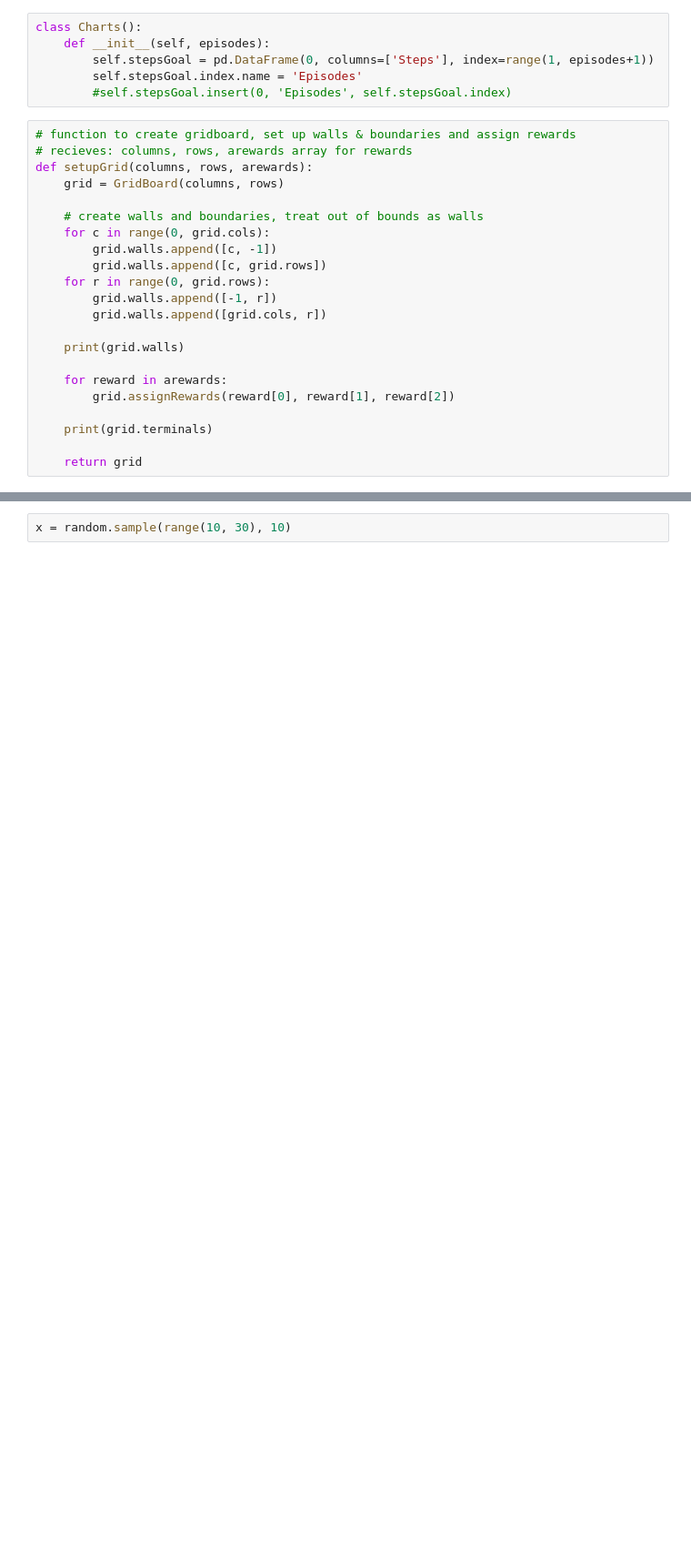
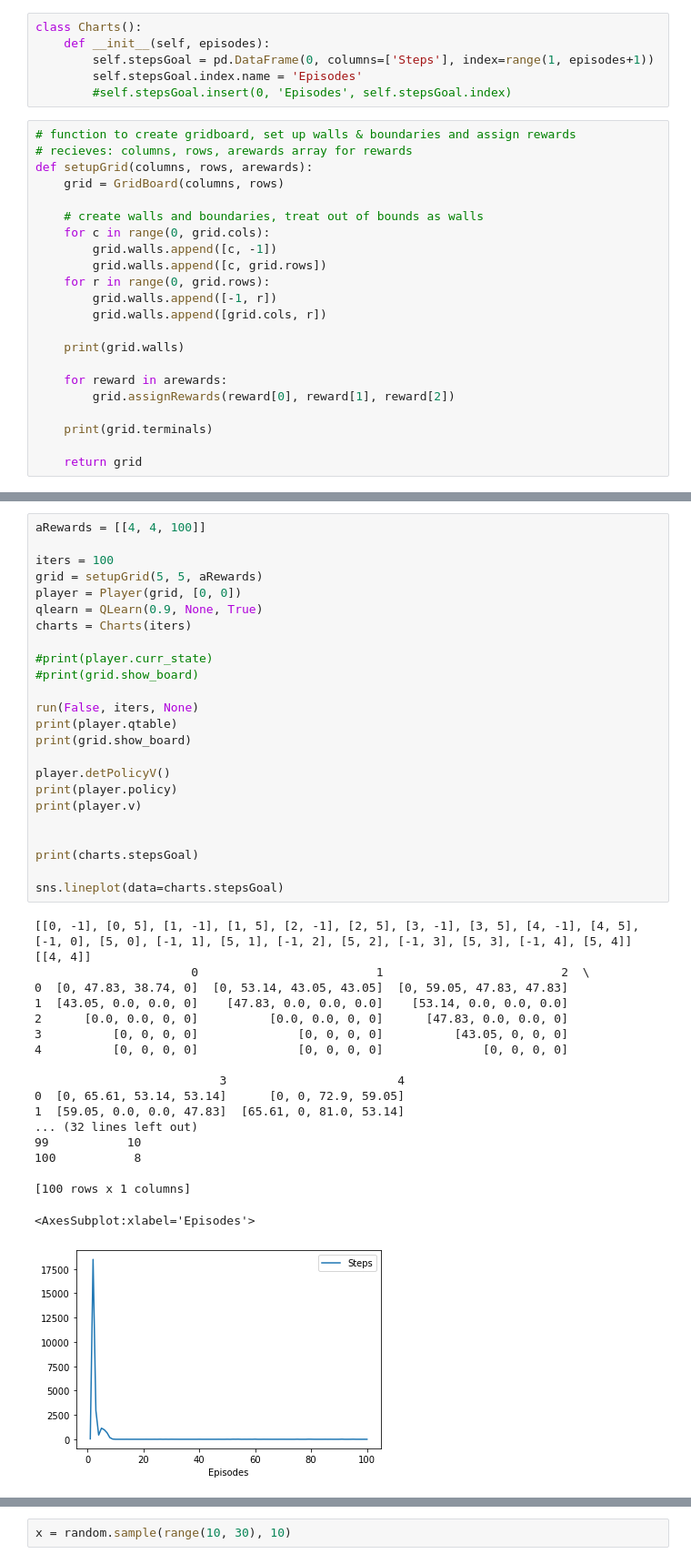
Before and after one commit to FreedomEclipse/GridWorld, a Jupyter notebook: gridworld.ipynb, the cells around one changed output, grey strips where cells are left out. Shown at 91% size. Drawn from its saved outputs; the diff is of its cells as text; blank space fills up the shorter version.

```diff
--- a/gridworld.ipynb
+++ b/gridworld.ipynb
@@ -288,0 +324,44 @@ Episodes
+# %%
+aRewards = [[4, 4, 100]]
+
+iters = 100
+grid = setupGrid(5, 5, aRewards)
+player = Player(grid, [0, 0])
+qlearn = QLearn(0.9, None, True)
+charts = Charts(iters)
+
+#print(player.curr_state)
+#print(grid.show_board)
+
+run(False, iters, None)
+print(player.qtable)
+print(grid.show_board)
+
+player.detPolicyV()
+print(player.policy)
+print(player.v)
+
+
+print(charts.stepsGoal)
+
+sns.lineplot(data=charts.stepsGoal)
+# %% [output]
+[[0, -1], [0, 5], [1, -1], [1, 5], [2, -1], [2, 5], [3, -1], [3, 5], [4, -1], [4, 5], [-1, 0], [5, 0], [-1, 1], [5, 1], [-1, 2], [5, 2], [-1, 3], [5, 3], [-1, 4], [5, 4]]
+[[4, 4]]
+                      0                         1                         2  \
+0  [0, 47.83, 38.74, 0]  [0, 53.14, 43.05, 43.05]  [0, 59.05, 47.83, 47.83]
+1  [43.05, 0.0, 0.0, 0]    [47.83, 0.0, 0.0, 0.0]    [53.14, 0.0, 0.0, 0.0]
+2      [0.0, 0.0, 0, 0]          [0.0, 0.0, 0, 0]      [47.83, 0.0, 0.0, 0]
+3          [0, 0, 0, 0]              [0, 0, 0, 0]          [43.05, 0, 0, 0]
+4          [0, 0, 0, 0]              [0, 0, 0, 0]              [0, 0, 0, 0]
+
+                          3                        4
+0  [0, 65.61, 53.14, 53.14]      [0, 0, 72.9, 59.05]
+1  [59.05, 0.0, 0.0, 47.83]  [65.61, 0, 81.0, 53.14]
+... (32 lines left out)
+99           10
+100           8
+
+[100 rows x 1 columns]
+<AxesSubplot:xlabel='Episodes'>
+[figure, added]
```
Also changed, not shown: parts of 9 cells of this notebook.
